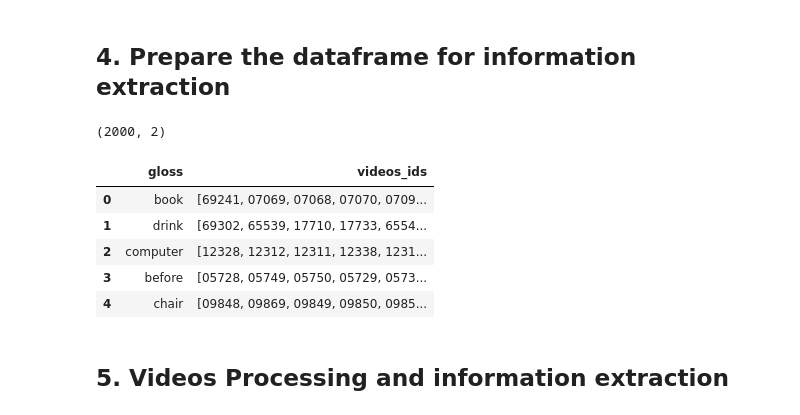
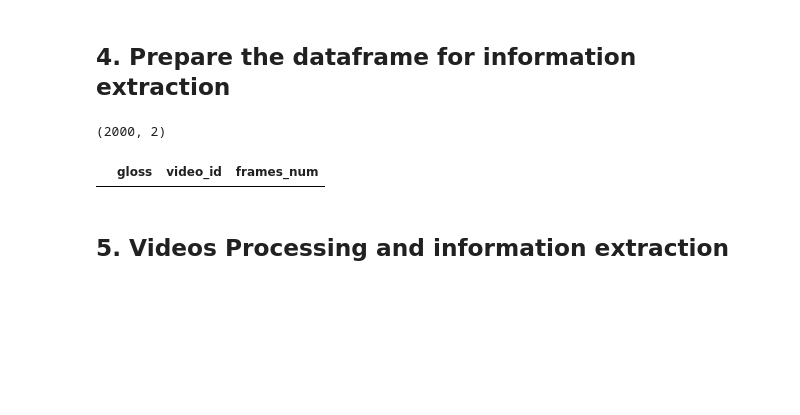
Before and after one commit to azizmousa/sign_language_translator, a Jupyter notebook: data_preparation/dataset_preparation.ipynb, the cells around one changed output. Drawn from its saved outputs; the diff is of its cells as text; code cells hidden in the pictures; blank space fills up the shorter version.

```diff
--- a/data_preparation/dataset_preparation.ipynb
+++ b/data_preparation/dataset_preparation.ipynb
@@ -133,12 +135,9 @@ wlas_df.shape
 # %%
-wlas_df.head()
+dataset_frames = wlas_df['gloss']
-# %% [output]
-|  | gloss | videos_ids |
-| 0 | book | [69241, 07069, 07068, 07070, 0709... |
-| 1 | drink | [69302, 65539, 17710, 17733, 6554... |
-| 2 | computer | [12328, 12312, 12311, 12338, 1231... |
-| 3 | before | [05728, 05749, 05750, 05729, 0573... |
-| 4 | chair | [09848, 09869, 09849, 09850, 0985... |
+# %%
+dataset_frames
+# %% [output]
+|  | gloss | video_id | frames_num |
 # %% [markdown]
 ## 5. Videos Processing and information extraction
 # %% [markdown]
```
Also changed, not shown: parts of 8 cells of this notebook.
